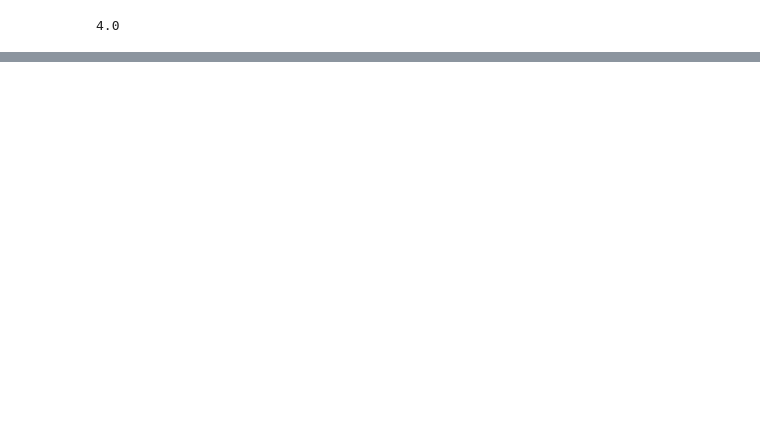
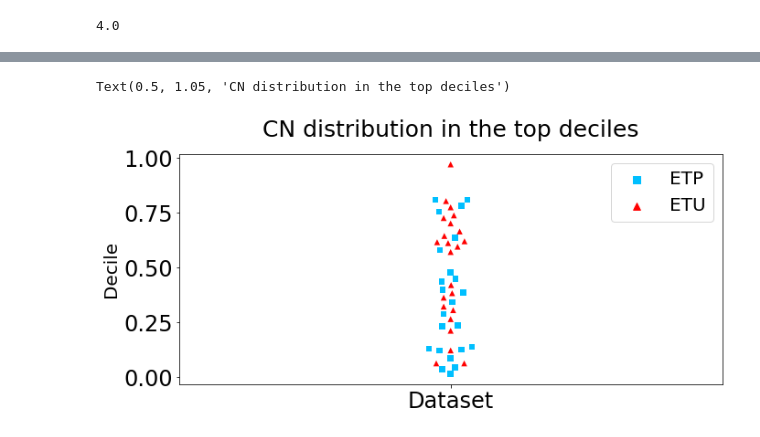
Before and after one commit to JefersonKlaus/UPLIFT, a Jupyter notebook: tcc-jeferson.ipynb, the cells around one changed output, grey strips where cells are left out. Saved outputs shown, nothing was run; the diff lists cells and outputs as text; code cells hidden in the pictures; blank space fills up the shorter version.

```diff
--- a/tcc-jeferson.ipynb
+++ b/tcc-jeferson.ipynb
@@ -447,0 +540,7 @@ Text(0.5, 1.0, 'Qini Curve - Dataset 3')
+# %%
+# Visualizar CN nos decis superiores com correlação de tratamento negativa
+target_class_distribution(qini, 0)
+plt.title('CN distribution in the top deciles',fontsize=25, y=1.05)
+# %% [output]
+Text(0.5, 1.05, 'CN distribution in the top deciles')
+[figure, added]
```
Also changed, not shown: parts of 46 cells of this notebook.
